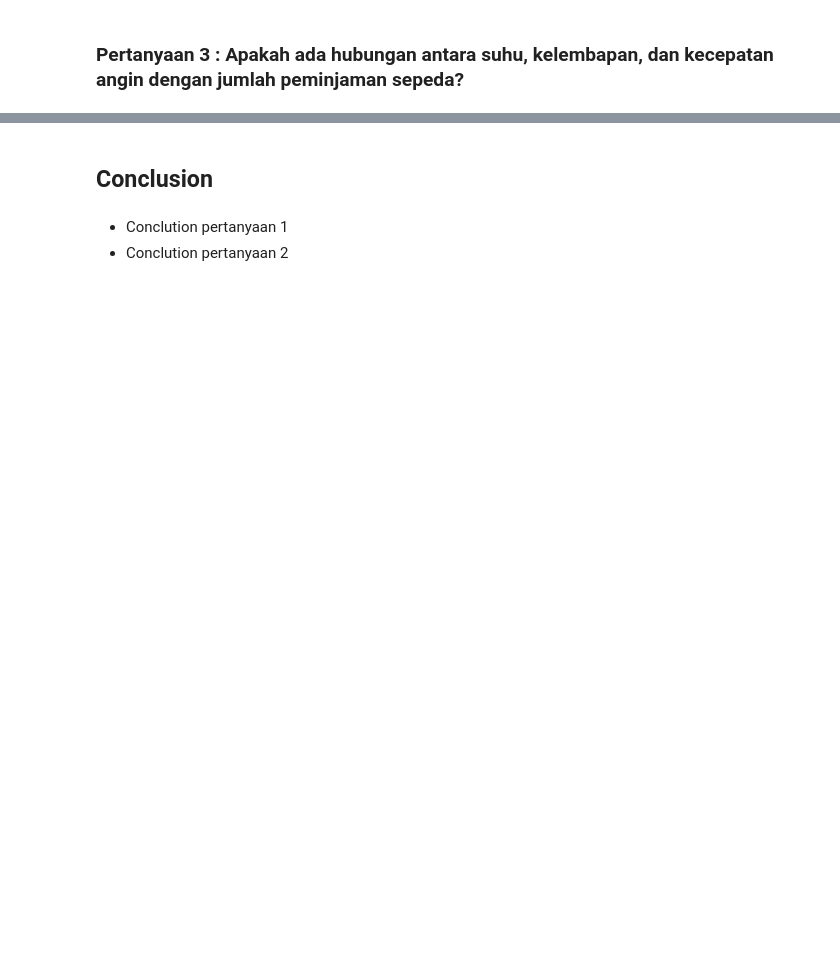
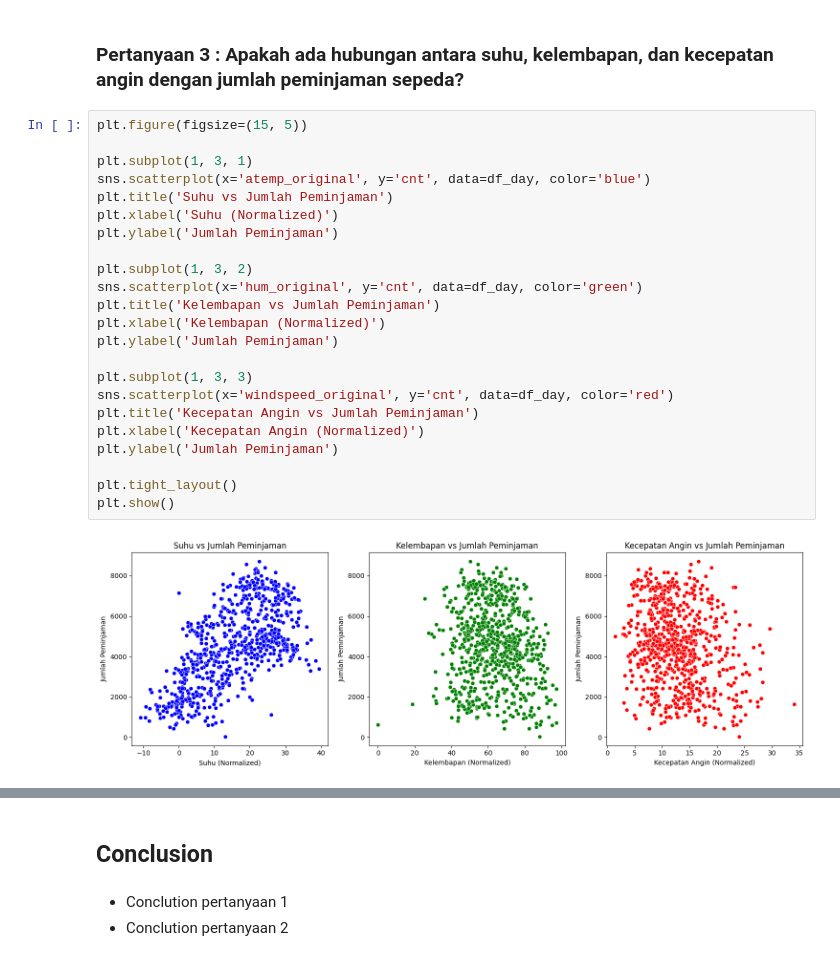
Before and after one commit to mausneg/Bike-Sharing-Analysis, a Jupyter notebook: notebook.ipynb, the cells around one changed output, grey strips where cells are left out. Drawn from its saved outputs; the diff is of its cells as text; blank space fills up the shorter version.

```diff
--- a/notebook.ipynb
+++ b/notebook.ipynb
@@ -343,2 +392,27 @@ Dari output di atas sudah terlihat bagaimana distribusi peminjaman sepeda berdas
 # %% [markdown]
 ### Pertanyaan 3 : Apakah ada hubungan antara suhu, kelembapan, dan kecepatan angin dengan jumlah peminjaman sepeda?
+# %%
+plt.figure(figsize=(15, 5))
+
+plt.subplot(1, 3, 1)
+sns.scatterplot(x='atemp_original', y='cnt', data=df_day, color='blue')
+plt.title('Suhu vs Jumlah Peminjaman')
+plt.xlabel('Suhu (Normalized)')
+plt.ylabel('Jumlah Peminjaman')
+
+plt.subplot(1, 3, 2)
+sns.scatterplot(x='hum_original', y='cnt', data=df_day, color='green')
+plt.title('Kelembapan vs Jumlah Peminjaman')
+plt.xlabel('Kelembapan (Normalized)')
+plt.ylabel('Jumlah Peminjaman')
+
+plt.subplot(1, 3, 3)
+sns.scatterplot(x='windspeed_original', y='cnt', data=df_day, color='red')
+plt.title('Kecepatan Angin vs Jumlah Peminjaman')
+plt.xlabel('Kecepatan Angin (Normalized)')
+plt.ylabel('Jumlah Peminjaman')
+
+plt.tight_layout()
+plt.show()
+# %% [output]
+[figure, added]
```
Also changed, not shown: parts of 26 cells of this notebook.
